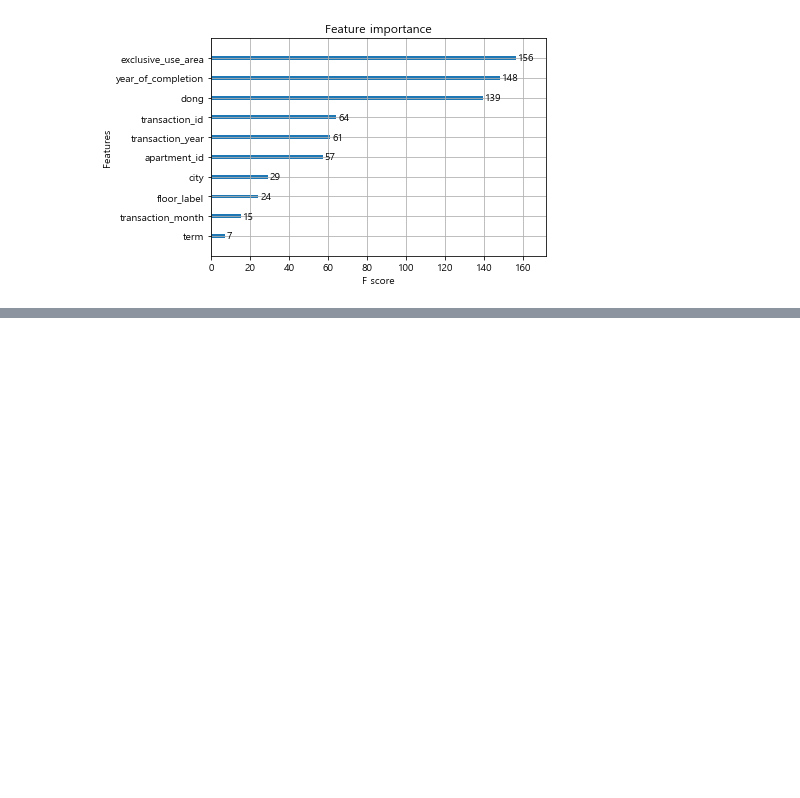
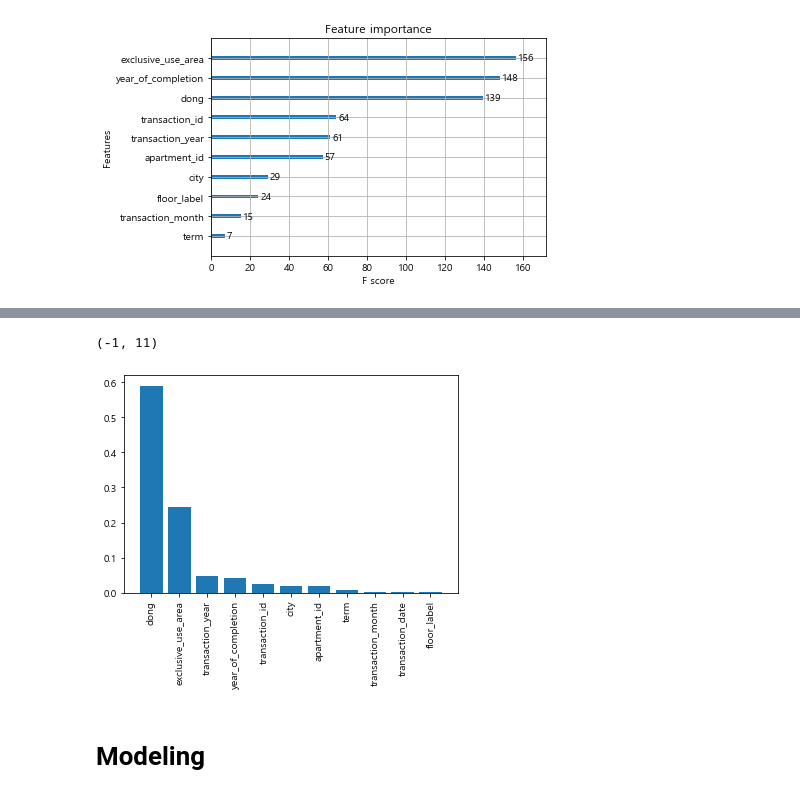
Before and after one commit to DSC-SCH/Apt_real_price_prediction, a Jupyter notebook: Apt_real_price_prediction.ipynb, the cells around one changed output, grey strips where cells are left out. Cells and saved outputs as stored; diff of their text form; code cells hidden in the pictures; blank space fills up the shorter version.

```diff
--- a/Apt_real_price_prediction.ipynb
+++ b/Apt_real_price_prediction.ipynb
@@ -530,0 +534,5 @@ plot_importance(model)
+# %%
+# 10개의 결정트리에서 평균적인 불순도 감소 기준
+forest=RandomForestRegressor(n_estimators=10,random_state=1)
+# %%
+forest.fit(train_data,price)
@@ -530,0 +547,5 @@ plot_importance(model)
+# %%
+importances=forest.feature_importances_
+# %%
+feat_labels=train_data.columns
+indices=np.argsort(importances)[::-1]
@@ -530,0 +567,9 @@ plot_importance(model)
+# %%
+plt.bar(range(train_data.shape[1]),importances[indices],align='center')
+plt.xticks(range(train_data.shape[1]),feat_labels[indices],rotation=90)
+plt.xlim([-1,train_data.shape[1]])
+# %% [output]
+(-1, 11)
+[figure, added]
+# %% [markdown]
+# Modeling
```
Also changed, not shown: parts of 13 cells of this notebook.
